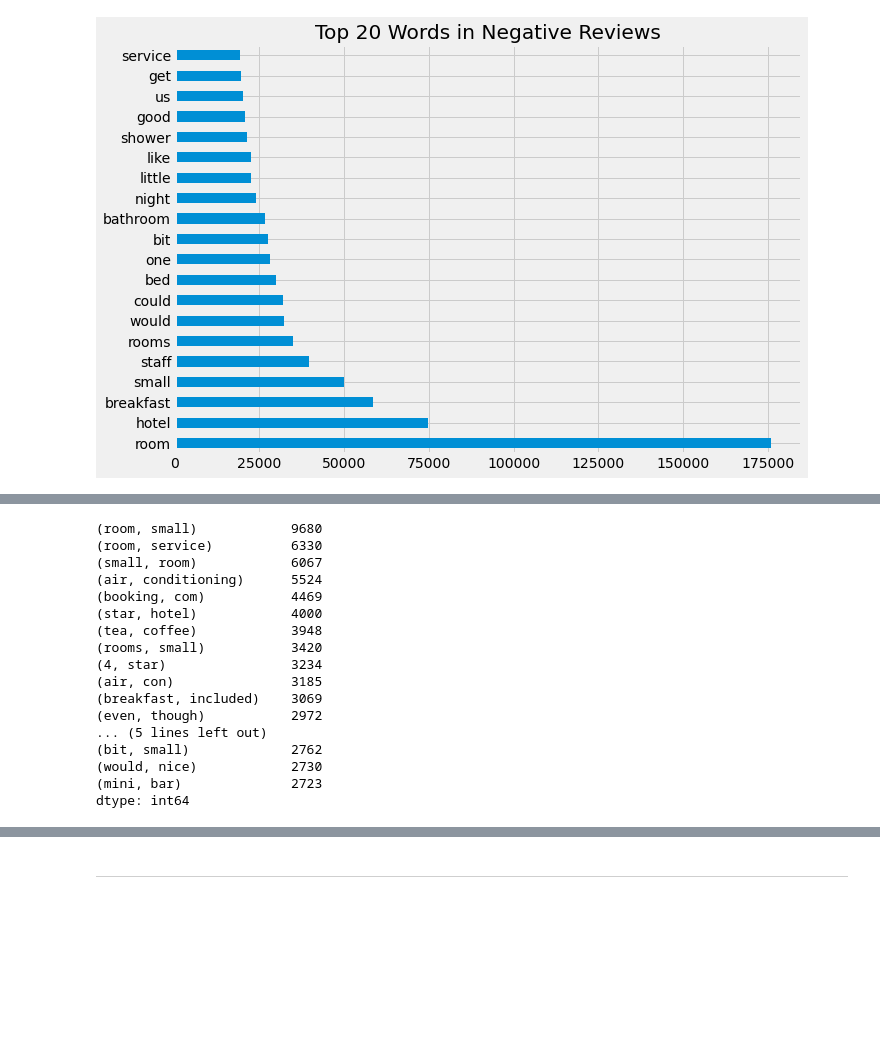
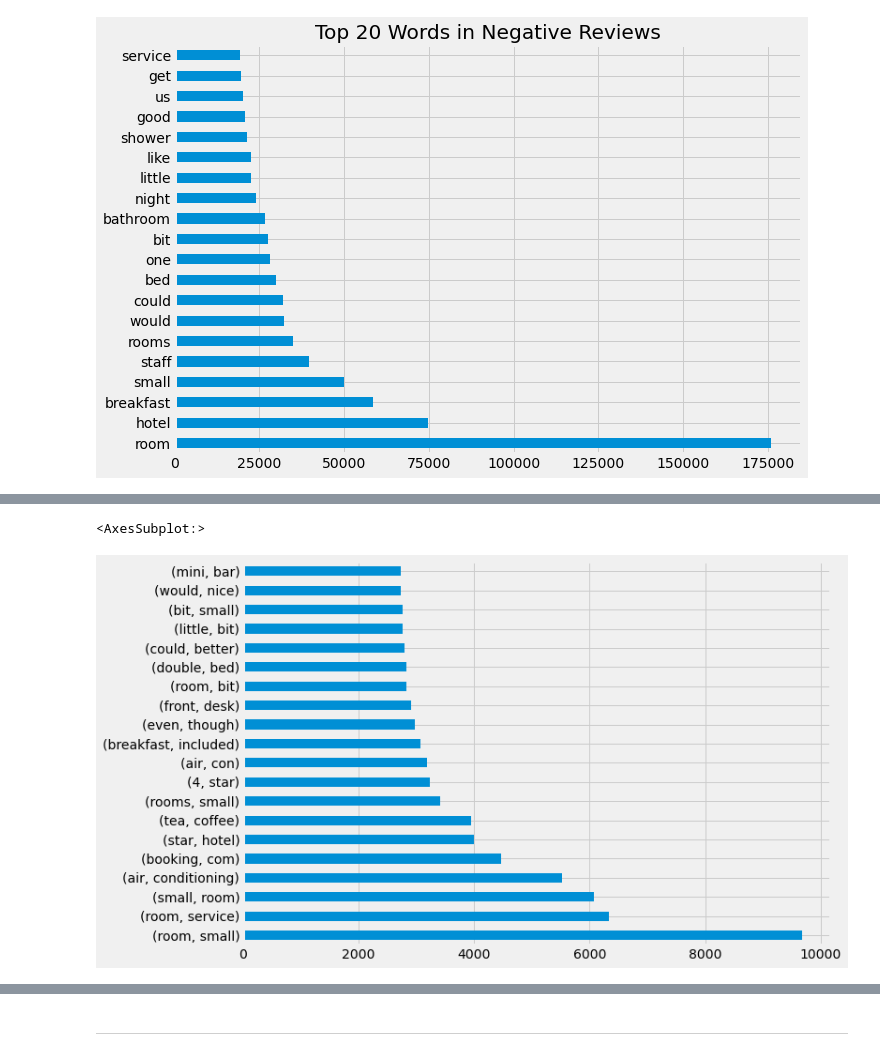
Before and after one commit to InPersonAnalysis/customer_review_capston, a Jupyter notebook: final_notebook.ipynb, the cells around one changed output, grey strips where cells are left out. Drawn from its saved outputs; the diff is of its cells as text; code cells hidden in the pictures; blank space fills up the shorter version.

```diff
--- a/final_notebook.ipynb
+++ b/final_notebook.ipynb
@@ -358,25 +344,10 @@ dtype: int64
 # %%
 #top 20 negative review bigrams
 neg_bigrams = (pd.Series(nltk.ngrams(neg_reviews, 2)).value_counts().head(20))
-neg_bigrams.head(20)
+neg_bigrams.plot.barh()
 # %% [output]
-(room, small)            9680
-(room, service)          6330
-(small, room)            6067
-(air, conditioning)      5524
-(booking, com)           4469
-(star, hotel)            4000
-(tea, coffee)            3948
-(rooms, small)           3420
-(4, star)                3234
-(air, con)               3185
-(breakfast, included)    3069
-(even, though)           2972
-... (5 lines left out)
-(bit, small)             2762
-(would, nice)            2730
-(mini, bar)              2723
-dtype: int64
+<AxesSubplot:>
+[figure, added]
 # %%
 #top 20 positive review n-grams = 4
 pos_quadgrams = (pd.Series(nltk.ngrams(pos_reviews, 4)).value_counts().head(20))
```
Also changed, not shown: parts of 10 cells of this notebook.
